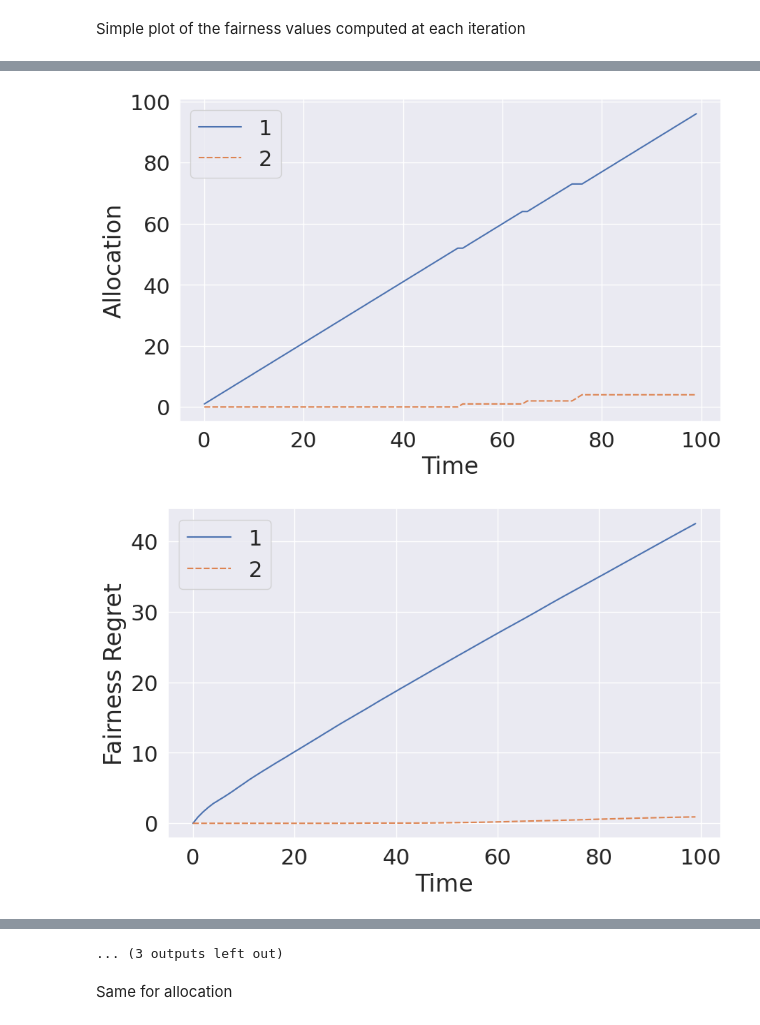
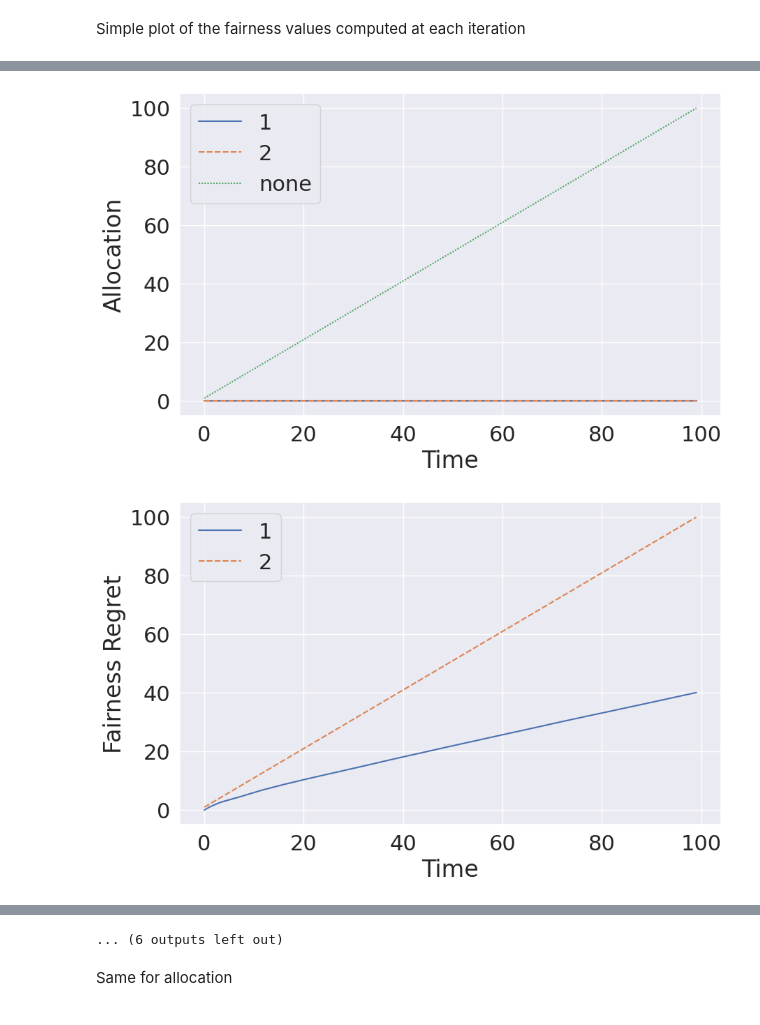
Before and after one commit to cassitude/little-labs, a Jupyter notebook: notebooks/borda_visualizations.ipynb, the cells around one changed output, grey strips where cells are left out. Saved outputs shown, nothing was run; the diff lists cells and outputs as text; code cells hidden in the pictures.

Commit message:
update hist files, add prop fairness, new vizs

```diff
--- a/notebooks/borda_visualizations.ipynb
+++ b/notebooks/borda_visualizations.ipynb
@@ -17,15 +18,16 @@ MOST_COMPATIBLE = '../data/history_file_most_compatible_2agents.json'
 PRODUCT_LOTTERY = '../data/history_file_product_lottery_2agents.json'
 STATIC_LOTTERY = '../data/history_file_static_lottery_2agents.json'
 # %%
-history_files = [FAIRNESS_LOTTERY,LEAST_FAIR,MOST_COMPATIBLE,PRODUCT_LOTTERY,STATIC_LOTTERY]
+history_files = [BASELINE,FAIRNESS_LOTTERY,LEAST_FAIR,MOST_COMPATIBLE,PRODUCT_LOTTERY,STATIC_LOTTERY]
 
+baseline = []
 fairness_lottery = []
 least_fair = []
 most_compatible = []
 product_lottery = []
 static_lottery = []
 
-list_names = [fairness_lottery,least_fair,most_compatible,product_lottery,static_lottery]
+list_names = [baseline,fairness_lottery,least_fair,most_compatible,product_lottery,static_lottery]
 # %%
 for history_file, list_name in zip(history_files,list_names):
     with jsonlines.open(history_file) as reader:
@@ -68,6 +70,7 @@ def process_results(result_structs):
 # %% [markdown]
 Get the individual data frames and result lists
 # %%
+fair_df_baseline, compat_df_baseline, alloc_df_baseline, results = process_history(baseline)
 fair_df_fairness_lottery, compat_df_fairness_lottery, alloc_df_fairness_lottery, results = process_history(fairness_lottery)
 fair_df_least_fair, compat_df_least_fair, alloc_df_least_fair, results = process_history(least_fair)
 fair_df_most_compatible, compat_df_most_compatible, alloc_df_most_compatible, results_most_compatible = process_history(most_compatible)
@@ -77,6 +80,7 @@ fair_df_static_lottery, compat_df_static_lottery, alloc_df_static_lottery, resul
 fair_df = pd.DataFrame()
 # %%
 #Total sum per row:
+fair_df.loc[:,'Baseline'] = fair_df_baseline.sum(axis=1)
 fair_df.loc[:,'Fairness Lottery'] = fair_df_fairness_lottery.sum(axis=1)
 fair_df.loc[:,'Least Fair'] = fair_df_least_fair.sum(axis=1)
 fair_df.loc[:,'Most Campatible'] = fair_df_most_compatible.sum(axis=1)
@@ -149,6 +153,7 @@ def process(experiment, include_none=False, image_prefix=None):
 
     do_plots(experiment_data, include_none, image_prefix)
 # %%
+process(baseline, image_prefix='baseline')
 process(fairness_lottery, image_prefix='fairness_lottery')
 process(least_fair, image_prefix='least_fair')
 process(most_compatible, image_prefix='most_compatible')
@@ -159,2 +164,2 @@ process(static_lottery, image_prefix='static_lottery')
-[figure, old version]
+[figure, new version]
-[figure, old version]
+[figure, new version]
@@ -170,4 +175,4 @@ process(static_lottery, image_prefix='static_lottery')
-... (3 outputs left out)
+... (6 outputs left out)
 # %%
 alloc_df_least_fair
 # %%
```
Also changed, not shown: parts of 3 cells of this notebook, 28 other files.
